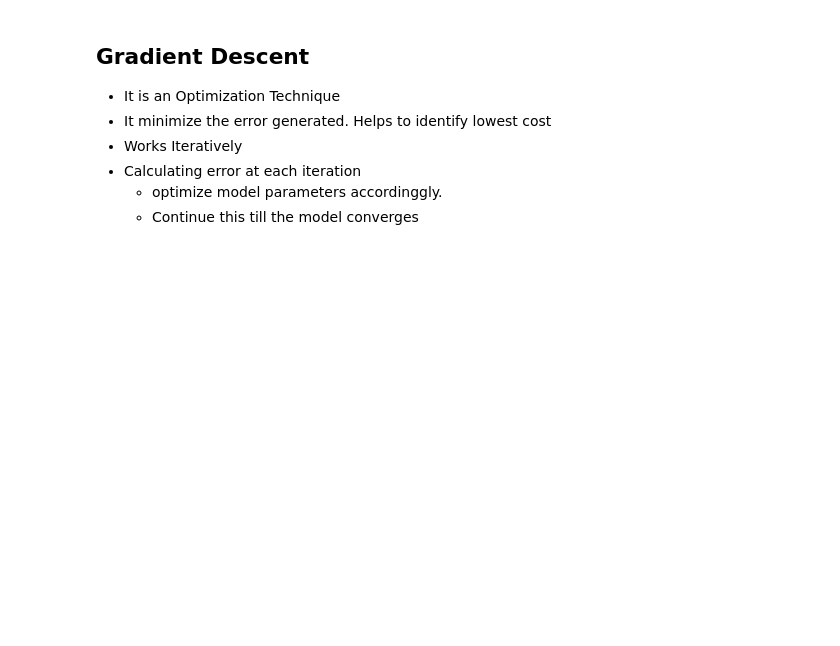
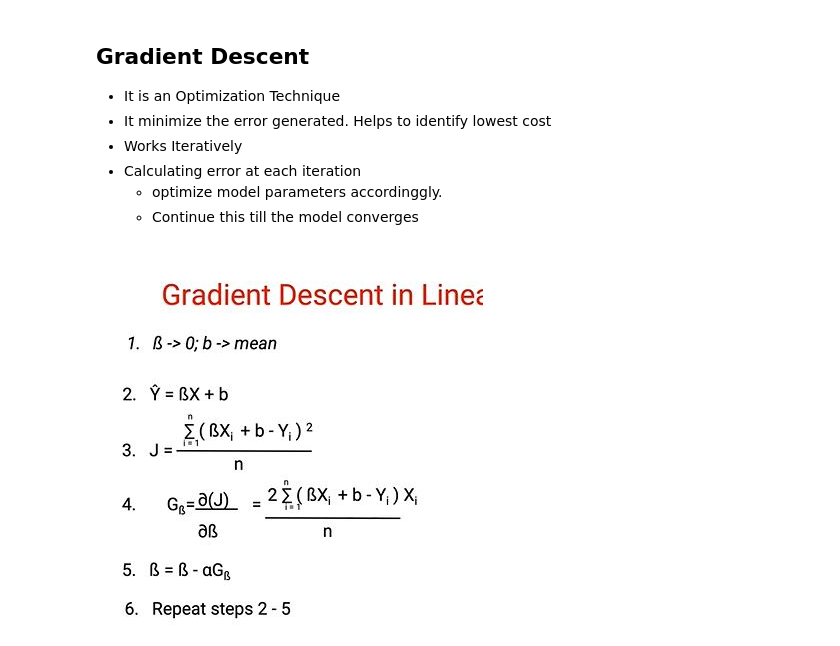
Before and after one commit to Neelam-Singhal/Linear-Models, a Jupyter notebook: LinearModel.ipynb, the cells around one changed output. Saved outputs shown, nothing was run; the diff lists cells and outputs as text; code cells hidden in the pictures; blank space fills up the shorter version.

```diff
--- a/LinearModel.ipynb
+++ b/LinearModel.ipynb
@@ -105,3 +148,8 @@ Now, we need to find a way to identify the location where my cost is lowest. We
 - Calculating error at each iteration
     - optimize model parameters accordinggly.
     - Continue this till the model converges
+# %%
+from IPython import display
+display.Image("./GD.jpg")
+# %% [output]
+[figure, added]
```
Also changed, not shown: parts of 5 cells of this notebook, 1 other file.
